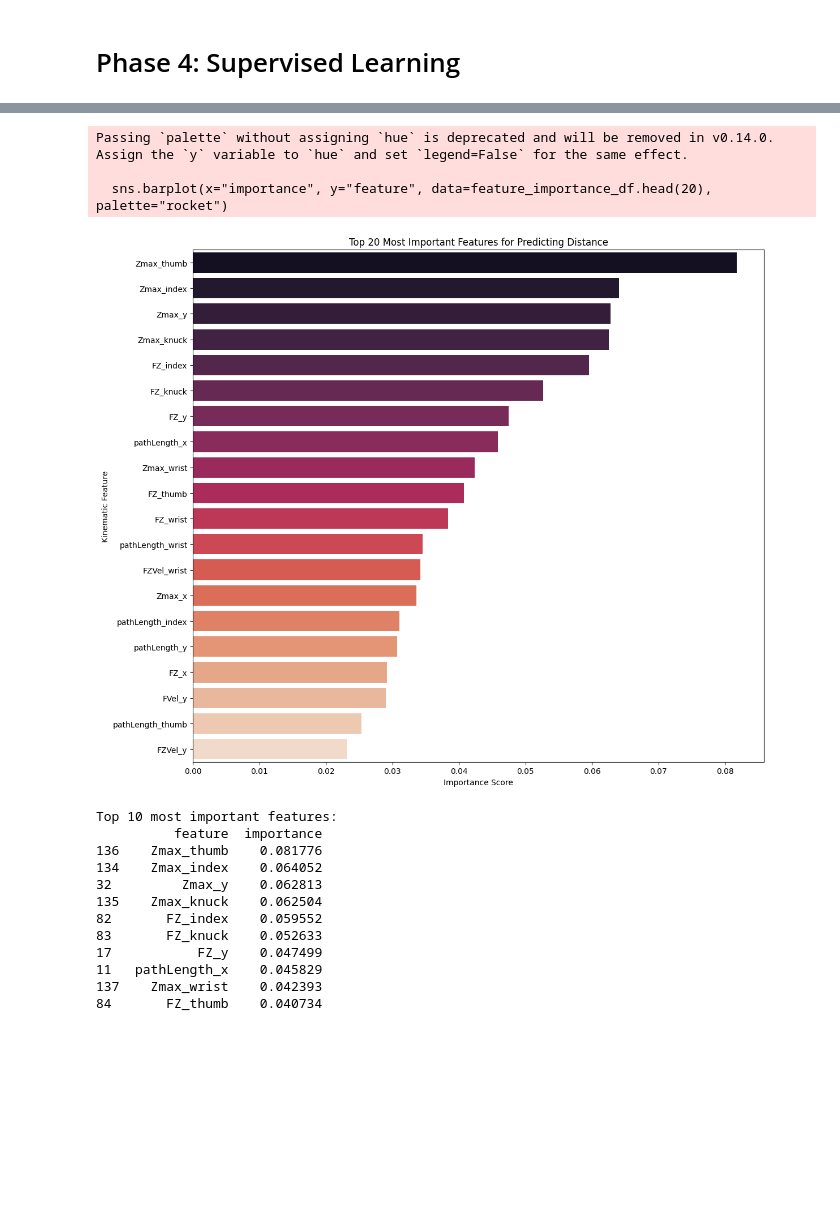
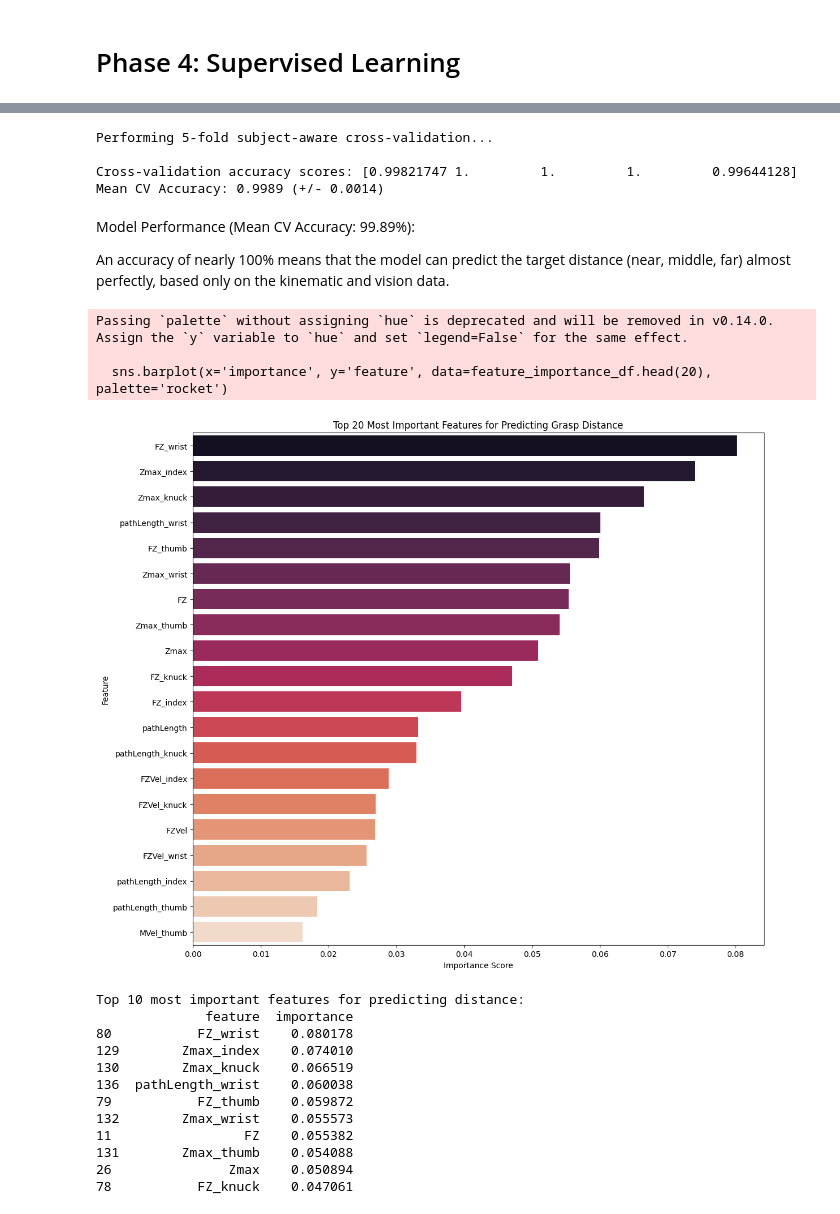
Before and after one commit to BhargavKumarNath/Classifying-Grip-Strategies-Using-Machine-Learning-, a Jupyter notebook: notebooks/02_ml_model_prehension.ipynb, the cells around one changed output, grey strips where cells are left out. Drawn from its saved outputs; the diff is of its cells as text; code cells hidden in the pictures; blank space fills up the shorter version.

Commit message:
prehension ML model

```diff
--- a/notebooks/02_ml_model_prehension.ipynb
+++ b/notebooks/02_ml_model_prehension.ipynb
@@ -249,35 +210,63 @@ importances = rf_model.feature_importances_
+# %%
+pipeline = Pipeline([
+    ('classifier', RandomForestClassifier(n_estimators=100, random_state=42, n_jobs=-1))
+])
+
+# Use GroupKFold for subject-aware splitting
+group_kfold = GroupKFold(n_splits=5)
+
+print("\nPerforming 5-fold subject-aware cross-validation...")
+# We pass the scaled data (X_scaled) to the pipeline
+cv_scores = cross_val_score(pipeline, X_scaled, y_encoded, cv=group_kfold, groups=groups)
+
+print(f"\nCross-validation accuracy scores: {cv_scores}")
+print(f"Mean CV Accuracy: {np.mean(cv_scores):.4f} (+/- {np.std(cv_scores):.4f})")
+# %% [output]
+Performing 5-fold subject-aware cross-validation...
+
+Cross-validation accuracy scores: [0.99821747 1.         1.         1.         0.99644128]
+Mean CV Accuracy: 0.9989 (+/- 0.0014)
+# %% [markdown]
+Model Performance (Mean CV Accuracy: 99.89%):
+
+An accuracy of nearly 100% means that the model can predict the target distance (near, middle, far) almost perfectly, based only on the kinematic and vision data.
+# %%
+# 3. Interpret the Supervised Model (Feature Importance)
+# To get feature importances, we train the pipeline on the full dataset
+pipeline.fit(X_scaled, y_encoded)
+rf_model = pipeline.named_steps['classifier']
+importances = rf_model.feature_importances_
+
+# Create a DataFrame for visualization
+feature_importance_df = pd.DataFrame({
+    'feature': kinematic_features,
+    'importance': importances
+}).sort_values('importance', ascending=False)
 # %%
-# Create DataFrame for visualisation
-feature_importance_df = pd.DataFrame({
-    "feature": kinematic_features,
-    "importance": importances
-}).sort_values("importance", ascending=False)
-
-# Plot the top 20 most important features
 plt.figure(figsize=(12, 10))
-sns.barplot(x="importance", y="feature", data=feature_importance_df.head(20), palette="rocket")
-plt.title("Top 20 Most Important Features for Predicting Distance")
-plt.xlabel("Importance Score")
-plt.ylabel("Kinematic Feature")
+sns.barplot(x='importance', y='feature', data=feature_importance_df.head(20), palette='rocket')
+plt.title('Top 20 Most Important Features for Predicting Grasp Distance')
+plt.xlabel('Importance Score')
+plt.ylabel('Feature')
 plt.tight_layout()
 plt.show()
 
-print("\nTop 10 most important features:")
+print("\nTop 10 most important features for predicting distance:")
 print(feature_importance_df.head(10))
 # %% [output]
 Passing `palette` without assigning `hue` is deprecated and will be removed in v0.14.0. Assign the `y` variable to `hue` and set `legend=False` for the same effect.
 
-  sns.barplot(x="importance", y="feature", data=feature_importance_df.head(20), palette="rocket")
+  sns.barplot(x='importance', y='feature', data=feature_importance_df.head(20), palette='rocket')
-[figure, old version]
+[figure, new version]
-Top 10 most important features:
-          feature  importance
-136    Zmax_thumb    0.081776
-134    Zmax_index    0.064052
-32         Zmax_y    0.062813
-135    Zmax_knuck    0.062504
-82       FZ_index    0.059552
-83       FZ_knuck    0.052633
-17           FZ_y    0.047499
-11   pathLength_x    0.045829
-137    Zmax_wrist    0.042393
-84       FZ_thumb    0.040734
+Top 10 most important features for predicting distance:
+              feature  importance
+80           FZ_wrist    0.080178
+129        Zmax_index    0.074010
+130        Zmax_knuck    0.066519
+136  pathLength_wrist    0.060038
+79           FZ_thumb    0.059872
+132        Zmax_wrist    0.055573
+11                 FZ    0.055382
+131        Zmax_thumb    0.054088
+26               Zmax    0.050894
+78           FZ_knuck    0.047061
```
Also changed, not shown: parts of 23 cells of this notebook, 1 other file.
